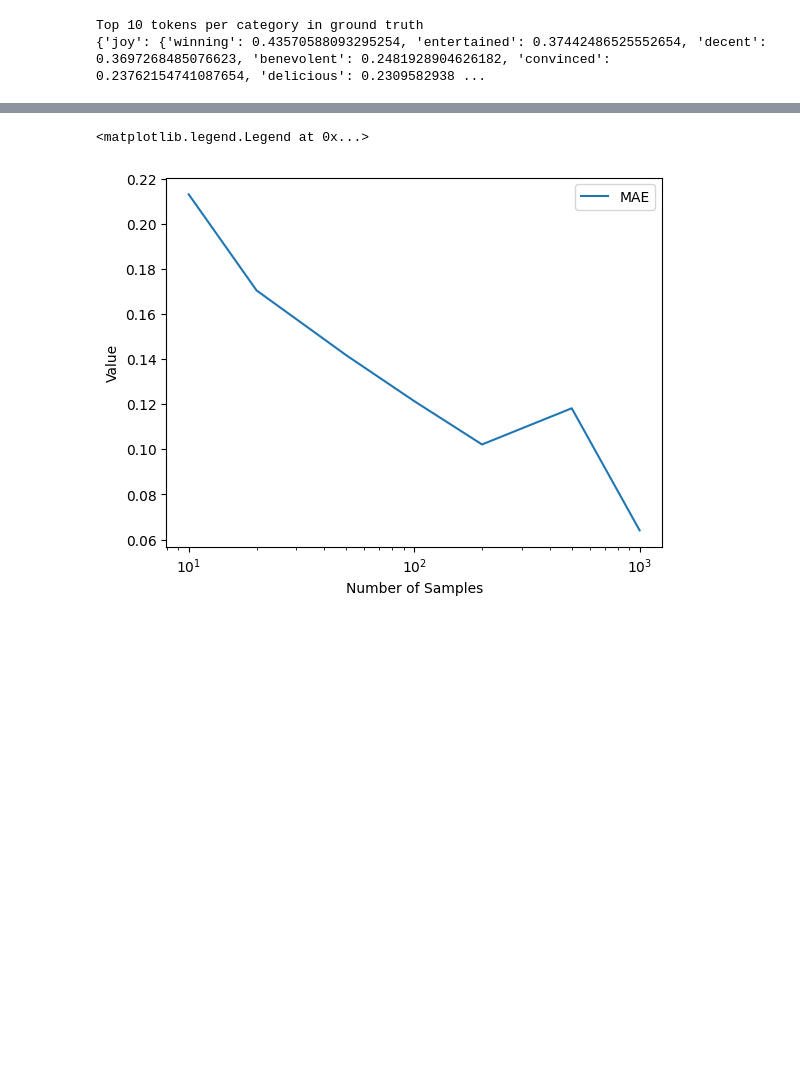
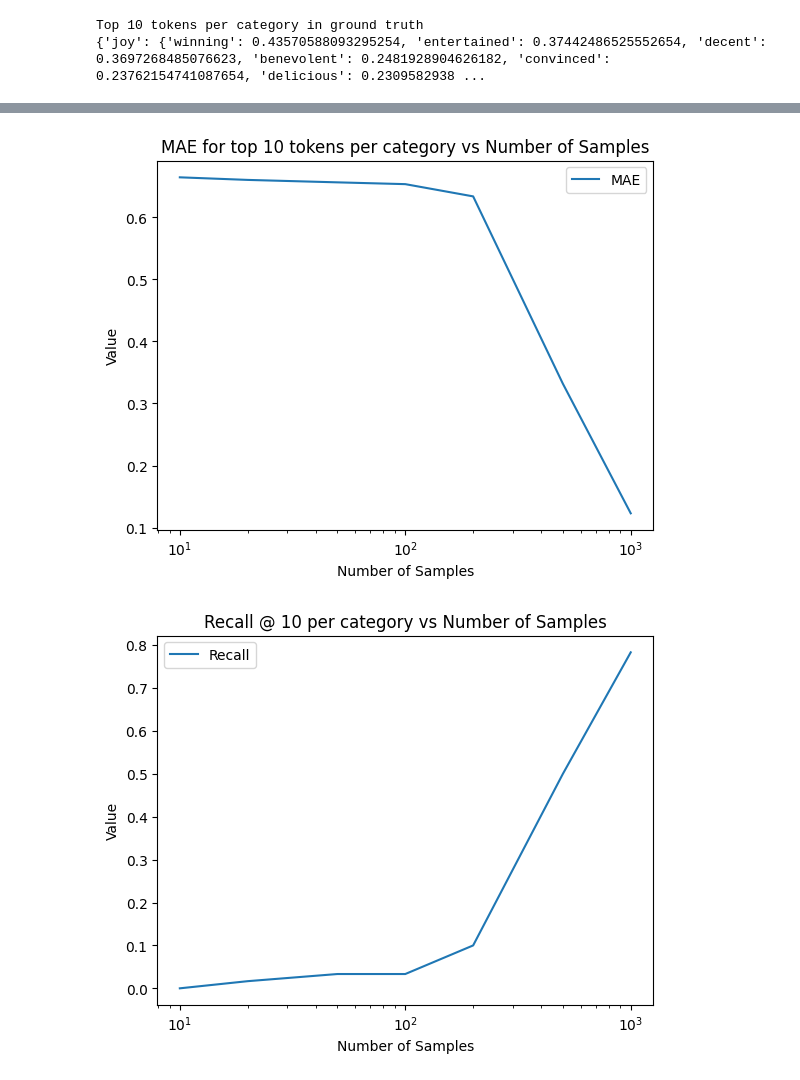
Before and after one commit to ciebson123/lime-sampling, a Jupyter notebook: results_analysis.ipynb, the cells around one changed output, grey strips where cells are left out. Drawn from its saved outputs; the diff is of its cells as text; code cells hidden in the pictures; blank space fills up the shorter version.

Commit message:
Add better analysis and run_sampler script for multiple sample sizes

```diff
--- a/results_analysis.ipynb
+++ b/results_analysis.ipynb
@@ -12,3 +5,18 @@ sampled_results = {i: json.load(open(f)) for i, f in zip(samples_nums, sampled_f
+# %%
+gt_file = "storage/explanations_full.json"
+
+global_samples = 2000
+sampled_directory = "storage/entropy_explanations"
+sampled_files = os.listdir(sampled_directory)
+gt_results = json.load(open(gt_file))
+# %%
+def get_sample_size_from_file(file):
+    return int(file.split("_")[-1].split(".")[0])
+
+sample_sizes = [get_sample_size_from_file(file) for file in sampled_files]
+sample_sizes = sorted(sample_sizes)
+# %%
+sampled_results = {i: json.load(open(sampled_directory + "/" + f)) for i, f in zip(sample_sizes, sampled_files)}
 # %%
 def get_top_k_tokens_per_category(analysis_results: dict, k = 10):
     top_k_tokens = {}
@@ -69,19 +88,31 @@ MAE: (np.float64(0.0640994546109413), 0.65)
 # %%
 # graph the results of mae and hit rate
 import matplotlib.pyplot as plt
-mae = []
-hit_rate = []
-for num_samples, results_sampled in sampled_results.items():
-    m, h = compute_mae_and_hit_rate(gt_results, results_sampled)
-    mae.append(m)
-    hit_rate.append(h)
-plt.plot(samples_nums, mae, label="MAE")
+maes_10 = []
+recalls_at_10 = []
+sample_sizes
+for size in sample_sizes:
+    mae = compute_mae(gt_results, sampled_results[size], 10)
+    maes_10.append(mae)
+    recalls_at_10.append(recall_at_k(gt_results, sampled_results[size], 10))
+plt.plot(sample_sizes, maes_10, label="MAE")
 plt.title("MAE for top 10 tokens per category vs Number of Samples")
 plt.xlabel("Number of Samples")
 # x axis should be log scale
 plt.xscale("log")
 plt.ylabel("Value")
 plt.legend()
+plt.savefig("mae_vs_samples_entropy.png")
+plt.show()
+plt.plot(sample_sizes, recalls_at_10, label="Recall")
+plt.title("Recall @ 10 per category vs Number of Samples")
+plt.xlabel("Number of Samples")
+# x axis should be log scale
+plt.xscale("log")
+plt.ylabel("Value")
+plt.legend()
+plt.savefig("hit_rate_vs_samples_entropy.png")
+plt.show()
 # %% [output]
-<matplotlib.legend.Legend at 0x...>
-[figure, old version]
+[figure, new version]
+[figure, added]
```
Also changed, not shown: parts of 3 cells of this notebook, 1 other file.
